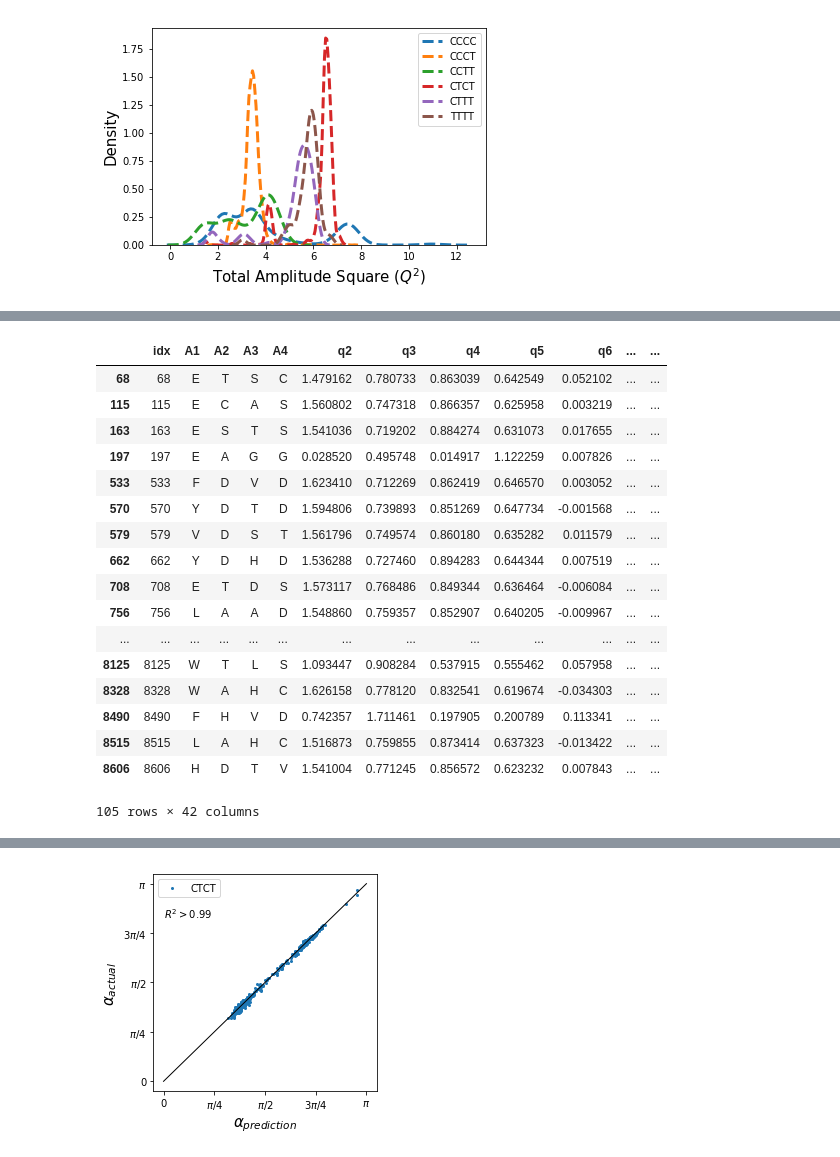
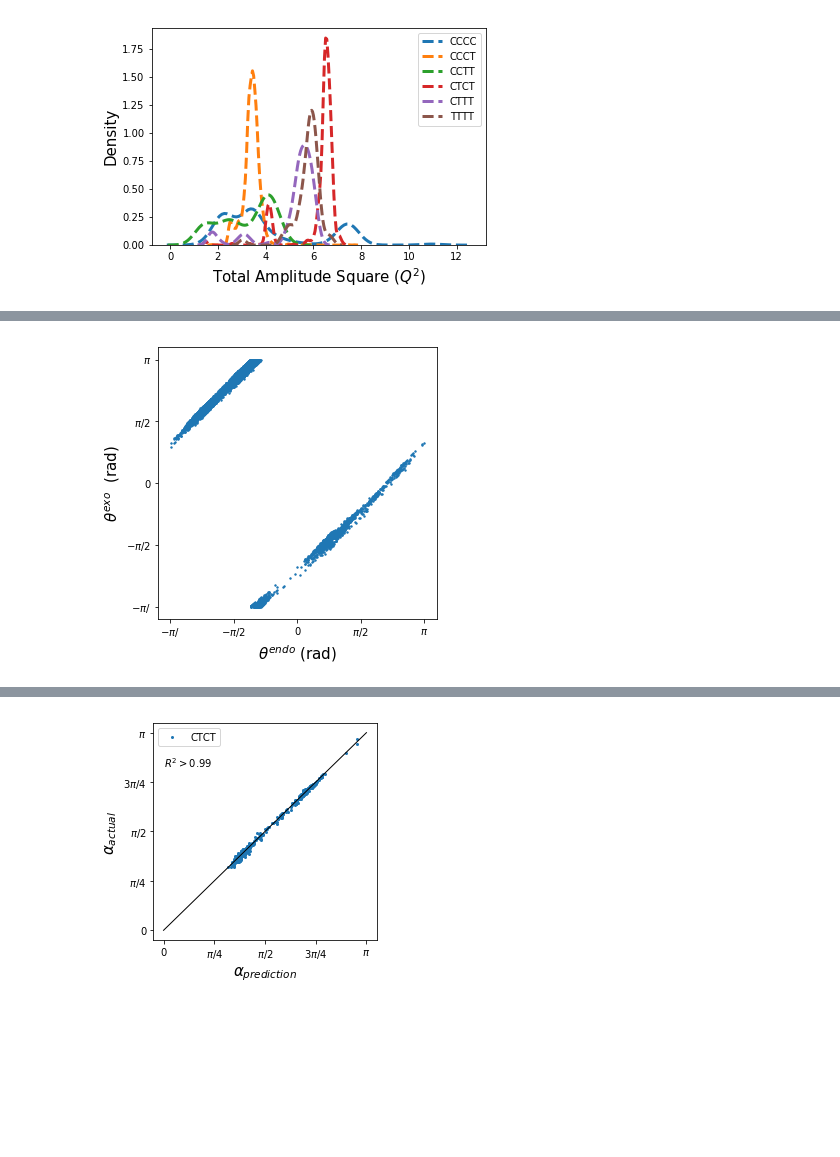
Before and after one commit to lucianlschan/RING, a Jupyter notebook: CTPs Analysis.ipynb, the cells around one changed output, grey strips where cells are left out. Saved outputs shown, nothing was run; the diff lists cells and outputs as text; code cells hidden in the pictures; blank space fills up the shorter version.

```diff
--- a/CTPs Analysis.ipynb
+++ b/CTPs Analysis.ipynb
@@ -681,3 +649,16 @@ dd= pd.DataFrame(cistrans_i)
+# %%
+plt.figure(figsize=(5,5))
+plt.scatter(endot,exot,s=2)
+plt.xticks([-np.pi,-np.pi/2,0,np.pi/2,np.pi],
+           labels=[r"$-\pi/$",r"$-\pi/2$",r"0",r"$\pi/2$",r"$\pi$"])
+plt.yticks([-np.pi,-np.pi/2,0,np.pi/2,np.pi],
+           labels=[r"$-\pi/$",r"$-\pi/2$",r"0",r"$\pi/2$",r"$\pi$"])
+plt.xlabel(r"$\theta^{endo}$ (rad)",size=15)
+plt.ylabel(r"$\theta^{exo}$  (rad)",size=15)
+plt.savefig("Fig/CTP/endo_exo.pdf",dpi=150,bbox_inches="tight")
+plt.show()
+# %% [output]
+[figure, added]
 # %%
 tttt = []
 tttc = []
@@ -698,24 +679,3 @@ for idx, item in enumerate(dataframe[["CT0","CT1","CT2","CT3"]].values):
         tccc.append(idx)
     else:
         cccc.append(idx)
-# %%
-dataframe.iloc[tctc][dataframe.iloc[tctc][["q2","q3","q4","q5","q6"]].apply(np.square).sum(axis=1)<4.5]
-# %% [output]
-|  | idx | A1 | A2 | A3 | A4 | q2 | q3 | q4 | q5 | q6 | ... | ... |
-| 68 | 68 | E | T | S | C | 1.479162 | 0.780733 | 0.863039 | 0.642549 | 0.052102 | ... | ... |
-| 115 | 115 | E | C | A | S | 1.560802 | 0.747318 | 0.866357 | 0.625958 | 0.003219 | ... | ... |
-| 163 | 163 | E | S | T | S | 1.541036 | 0.719202 | 0.884274 | 0.631073 | 0.017655 | ... | ... |
-| 197 | 197 | E | A | G | G | 0.028520 | 0.495748 | 0.014917 | 1.122259 | 0.007826 | ... | ... |
-| 533 | 533 | F | D | V | D | 1.623410 | 0.712269 | 0.862419 | 0.646570 | 0.003052 | ... | ... |
-| 570 | 570 | Y | D | T | D | 1.594806 | 0.739893 | 0.851269 | 0.647734 | -0.001568 | ... | ... |
-| 579 | 579 | V | D | S | T | 1.561796 | 0.749574 | 0.860180 | 0.635282 | 0.011579 | ... | ... |
-| 662 | 662 | Y | D | H | D | 1.536288 | 0.727460 | 0.894283 | 0.644344 | 0.007519 | ... | ... |
-| 708 | 708 | E | T | D | S | 1.573117 | 0.768486 | 0.849344 | 0.636464 | -0.006084 | ... | ... |
-| 756 | 756 | L | A | A | D | 1.548860 | 0.759357 | 0.852907 | 0.640205 | -0.009967 | ... | ... |
-| ... | ... | ... | ... | ... | ... | ... | ... | ... | ... | ... | ... | ... |
-| 8125 | 8125 | W | T | L | S | 1.093447 | 0.908284 | 0.537915 | 0.555462 | 0.057958 | ... | ... |
-| 8328 | 8328 | W | A | H | C | 1.626158 | 0.778120 | 0.832541 | 0.619674 | -0.034303 | ... | ... |
-| 8490 | 8490 | F | H | V | D | 0.742357 | 1.711461 | 0.197905 | 0.200789 | 0.113341 | ... | ... |
-| 8515 | 8515 | L | A | H | C | 1.516873 | 0.759855 | 0.873414 | 0.637323 | -0.013422 | ... | ... |
-| 8606 | 8606 | H | D | T | V | 1.541004 | 0.771245 | 0.856572 | 0.623232 | 0.007843 | ... | ... |
-105 rows × 42 columns
```
Also changed, not shown: parts of 67 cells of this notebook, 1 other file.
